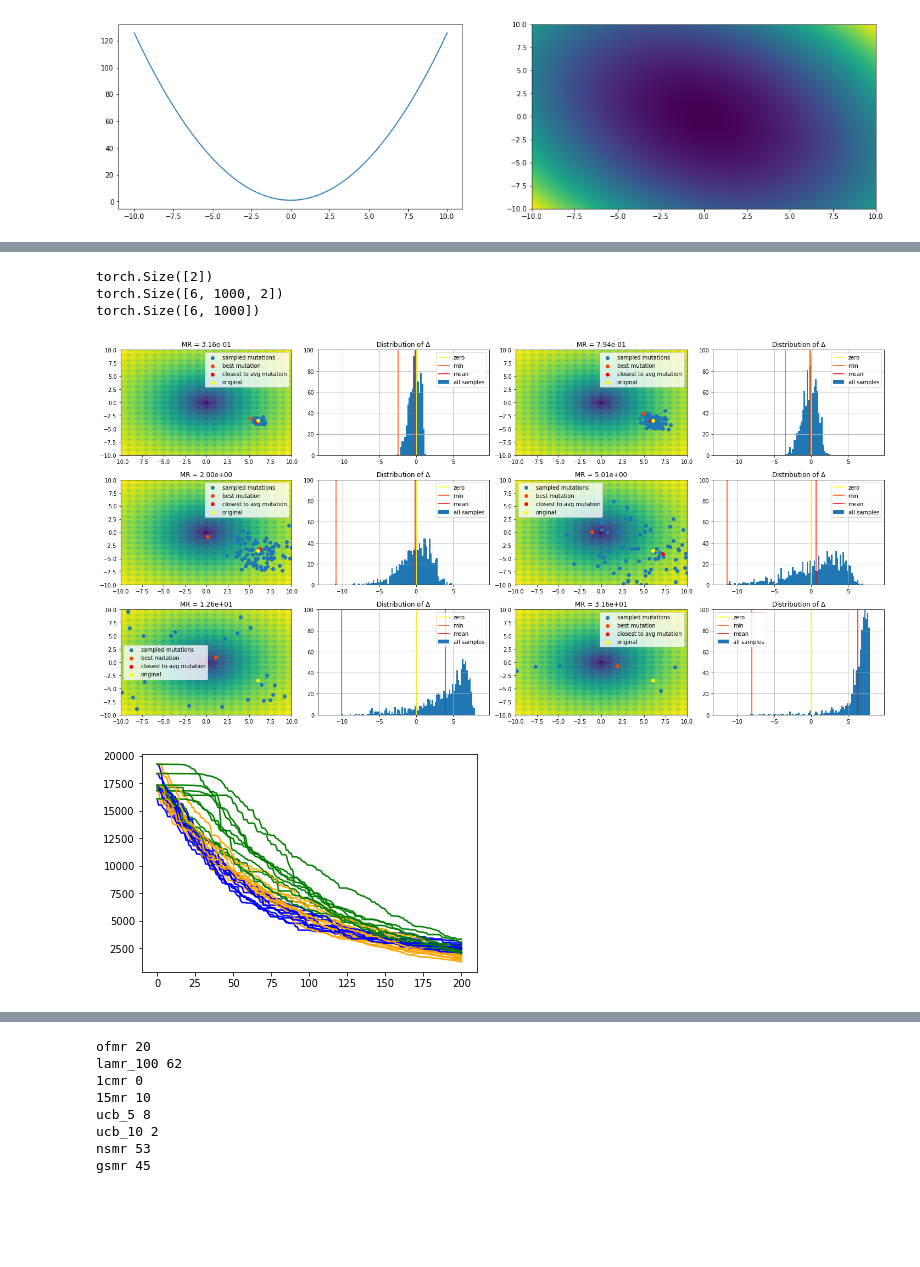
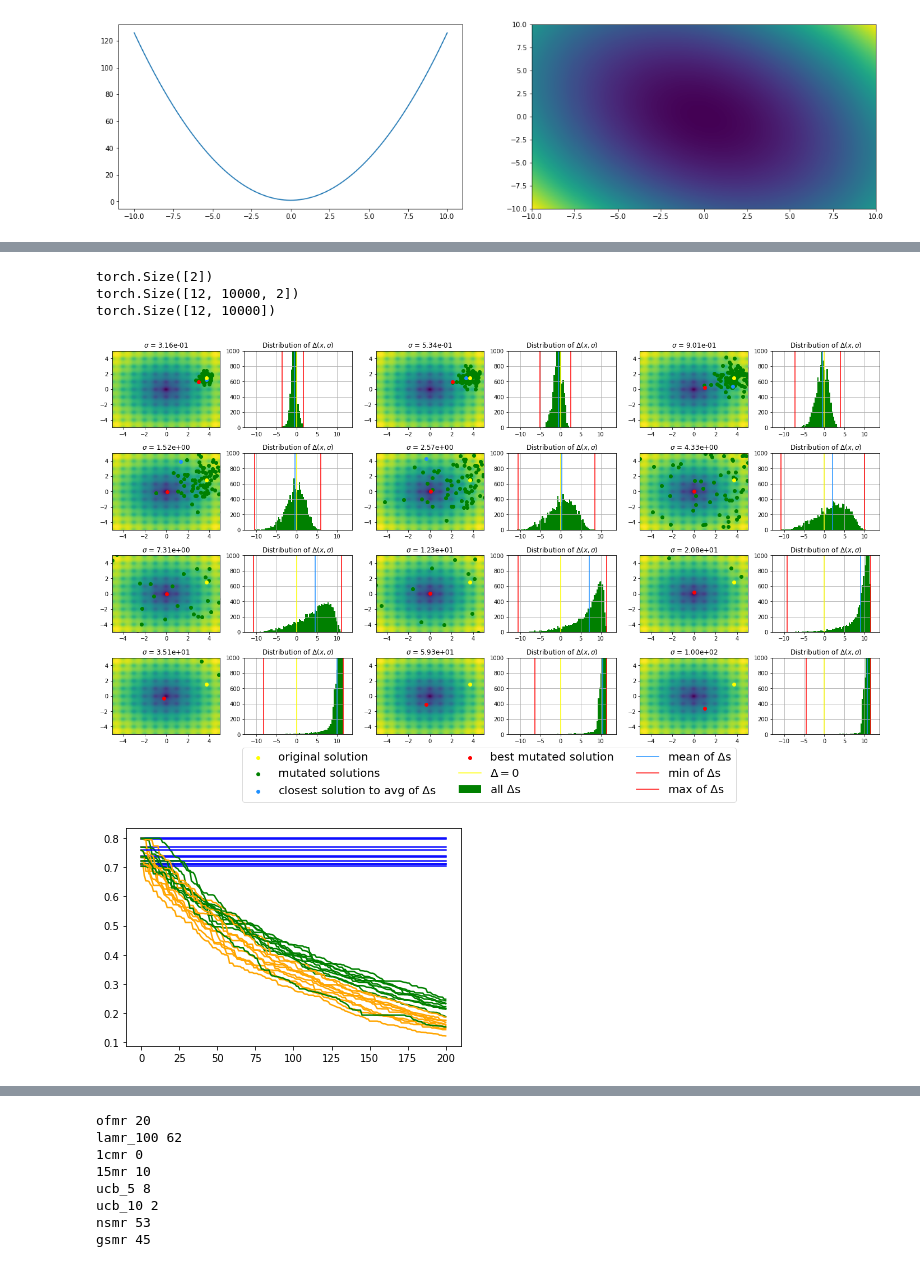
Before and after one commit to akarshkumar0101/evolved-neuroevolution, a Jupyter notebook: paper.ipynb, the cells around one changed output, grey strips where cells are left out. Cells and saved outputs as stored; diff of their text form; code cells hidden in the pictures; blank space fills up the shorter version.

```diff
--- a/paper.ipynb
+++ b/paper.ipynb
@@ -58,7 +55,7 @@ torch.Size([16, 10000])
 # %%
 def viz_temp(n_rows, n_cols, log_mr_low, log_mr_high, optim_fn):
-    x = torch.linspace(-10, 10, 500)
-    y = torch.linspace(-10, 10, 500)
+    x = torch.linspace(-5, 5, 500)
+    y = torch.linspace(-5, 5, 500)
     xm, ym = torch.meshgrid(x, y)
     z = torch.stack([xm, ym], dim=-1)
     z = optim_fn(z)
@@ -66,71 +63,94 @@ def viz_temp(n_rows, n_cols, log_mr_low, log_mr_high, optim_fn):
     mrs = torch.logspace(log_mr_low, log_mr_high, n_rows*n_cols)
 #     x = torch.tensor([5., 5.])
     x = torch.randn(2)
-    x = x/x.norm()*7.
+    x = x/x.norm()*4.
 
-    n_samples = 1000
+    n_samples = 10000
     n_samples_display = 100
 
     x, xmut, fit_diff = get_mrs_fitness(x, mrs, optim_fn, n_samples=n_samples)
+
     print(x.shape)
     print(xmut.shape)
     print(fit_diff.shape)
 #     best_mrs = mrs[fit_diff.min(dim=-1).values.argsort()]
 
-    fig, axs = plt.subplots(n_rows, n_cols*2, figsize=(20, 10))
+    fig, axs = plt.subplots(n_rows, n_cols*2, figsize=(20, 12))
+    ax = fig.add_subplot(111)
+    viz.empty_ax(ax)
 
     i = 0
     for i_row in range(n_rows):
         for i_col in range(0, n_cols*2, 2):
             best_xmut = xmut[i, fit_diff[i].argmin(dim=-1)]
             avg_xmut = xmut[i, (fit_diff[i]-fit_diff[i].mean()).abs().argmin(dim=-1)]
 
             plt.sca(axs[i_row, i_col])
-            plt.title(f'MR = {mrs[i]:.2e}')
+            plt.title(f'$\sigma$ = {mrs[i]:.2e}')
             plt.pcolormesh(xm, ym, z)
 
             smp_rate = n_samples//n_samples_display
-            plt.scatter(*xmut[i].numpy()[::smp_rate].T, c='tab:blue', label='sampled mutations')
-            plt.scatter(*best_xmut.numpy(), c='orangered', label='best mutation')
-            plt.scatter(*avg_xmut.numpy(), c='red', label='closest to avg mutation')
-            plt.scatter(*x.numpy(), c='yellow', label='original')
+            plt.scatter(*xmut[i].numpy()[::smp_rate].T, c='green', label='mutated solutions')
+            plt.scatter(*best_xmut.numpy(), c='r', label='best mutated solution')
+            plt.scatter(*avg_xmut.numpy(), c='dodgerblue', label='closest solution to avg of $\Delta$s')
+            plt.scatter(*x.numpy(), c='yellow', label='original solution')
 
             plt.xlim(xm.min(), xm.max())
             plt.ylim(ym.min(), ym.max())
-            plt.legend()
+#             if i_row==n_rows-1 and i_col==n_cols//2*2:
+#                 plt.legend(fontsize=10, bbox_to_anchor=(.05, -.1), loc='upper left')
 
             plt.sca(axs[i_row, i_col+1])
-            plt.title('Distribution of $\Delta$')
-            bins = np.linspace(fit_diff.min(), fit_diff.max(), 100)
-            plt.hist(fit_diff[i].numpy(), bins=bins, color='tab:blue', label='all samples')
-            plt.axvline(0, c='yellow', label='zero')
-            plt.axvline(fit_diff[i].min().numpy(), c='orangered', label='min')
-            plt.axvline(fit_diff[i].mean().numpy(), c='red', label='mean')
+            plt.title('Distribution of $\Delta(x, \sigma)$')
+            bins = np.linspace(fit_diff.min(), fit_diff.max(), 70)
+            plt.hist(fit_diff[i].numpy(), bins=bins, color='green', label='all $\Delta$s')
+            plt.axvline(0, c='yellow', label='$\Delta=0$')
+            plt.axvline(fit_diff[i].min().numpy(), c='r', label='min of $\Delta$s')
+            plt.axvline(fit_diff[i].max().numpy(), c='r', label='max of $\Delta$s')
+            plt.axvline(fit_diff[i].mean().numpy(), c='dodgerblue', label='mean of $\Delta$s')
             r = fit_diff.max()-fit_diff.min()
             plt.xlim(fit_diff.min()-.1*r, fit_diff.max()+.1*r)
-            plt.ylim(0, 100)
+            plt.ylim(0, 1000)
             i+=1
             plt.grid()
-            plt.legend()
+
+#             if i_row==n_rows-1 and i_col==n_cols//2*2:
+#                 plt.legend(fontsize=10, bbox_to_anchor=(.25, -.1), loc='upper left')
+
+    h, l = [], []
+    handles, labels = axs[-1, -2].get_legend_handles_labels()
+    h.extend(handles); l.extend(labels)
+    handles, labels = axs[-1, -1].get_legend_handles_labels()
+    h.extend(handles); l.extend(labels)
+    h = np.array(h)[np.array([3, 0, 2, 1, 4, 8, 7, 5, 6])]
+    l = np.array(l)[np.array([3, 0, 2, 1, 4, 8, 7, 5, 6])]
+    ax.legend(h, l, fontsize=20, ncol=3, bbox_to_anchor=(.82, -.02),)
 
     plt.tight_layout()
-    plt.show()
 
-do_seed(2)
-viz_temp(3, 2, -.5, 1.5, ackley)
+do_seed(1)
+viz_temp(4, 3, -.5, 2., ackley)
+plt.savefig('results/landscape_mut.png', dpi=300)
+plt.show()
 # %% [output]
 torch.Size([2])
-torch.Size([6, 1000, 2])
-torch.Size([6, 1000])
+torch.Size([12, 10000, 2])
+torch.Size([12, 10000])
-[figure, old version]
+[figure, new version]
 # %%
+auc = []
 for i in range(10):
-    pop = torch.randn(101, 100)*1000
-    pops, fits = optim.run_evolution_base(pop, griewank, 200, mr=1e+2)
+    pop = torch.randn(101, 100)*1
+    pops, fits = optim.run_evolution_base(pop, griewank, 200, mr=1e1)
+    auc.append(fits.min(dim=-1).values.sum())
     plt.plot(fits.min(dim=-1).values, c='blue')
+
     pops, fits, mrs, _ = optim.run_evolution_ours(pop, griewank, 200)
     plt.plot(fits.min(dim=-1).values, c='orange')
+    auc.append(fits.min(dim=-1).values.sum())
+
     pops, fits, mrs = optim.run_evolution_ns(pop, griewank, 200)
     plt.plot(fits.min(dim=-1).values, c='green')
+    auc.append(fits.min(dim=-1).values.sum())
 # %% [output]
-[figure, old version]
+[figure, new version]
```
Also changed, not shown: parts of 7 cells of this notebook, 4 other files.
